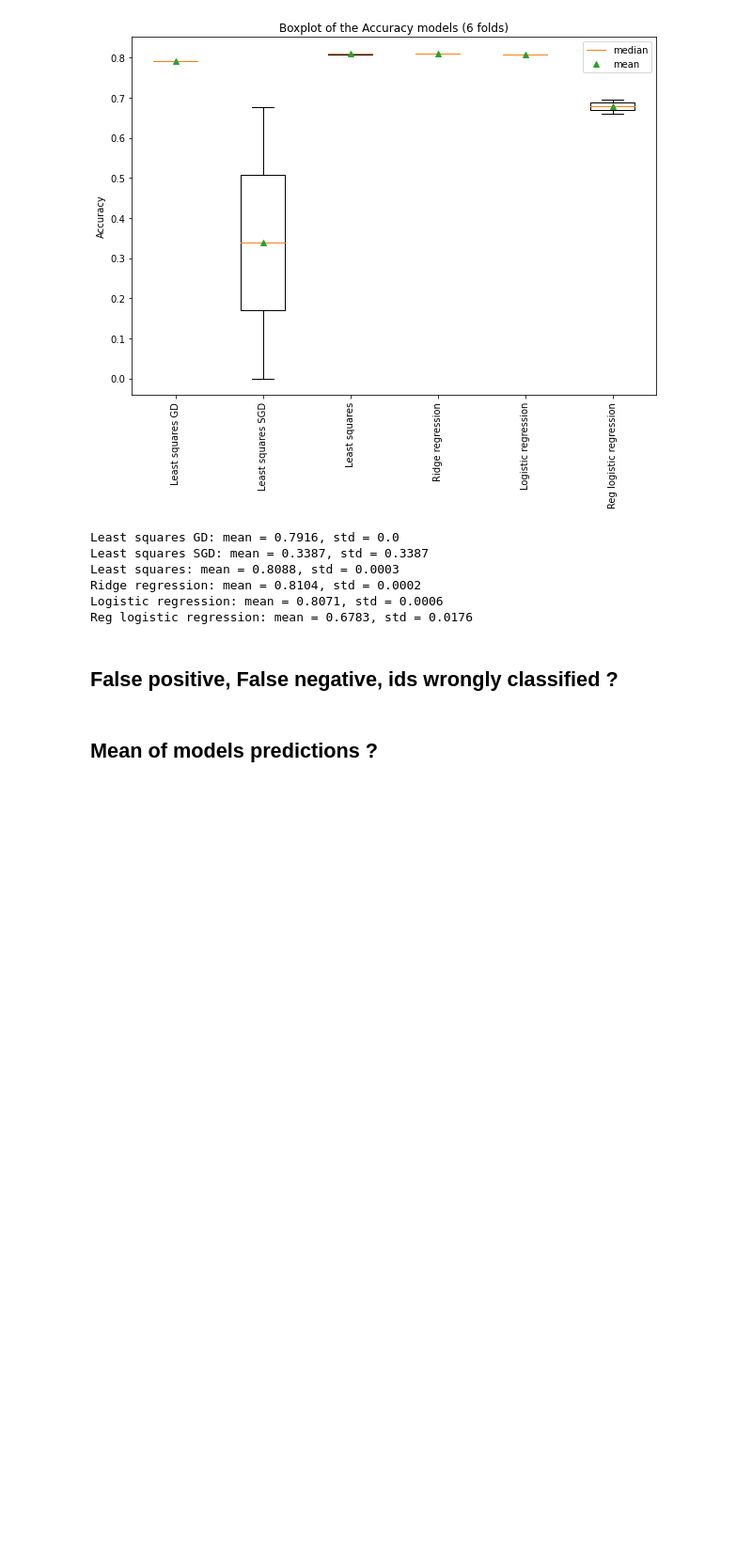
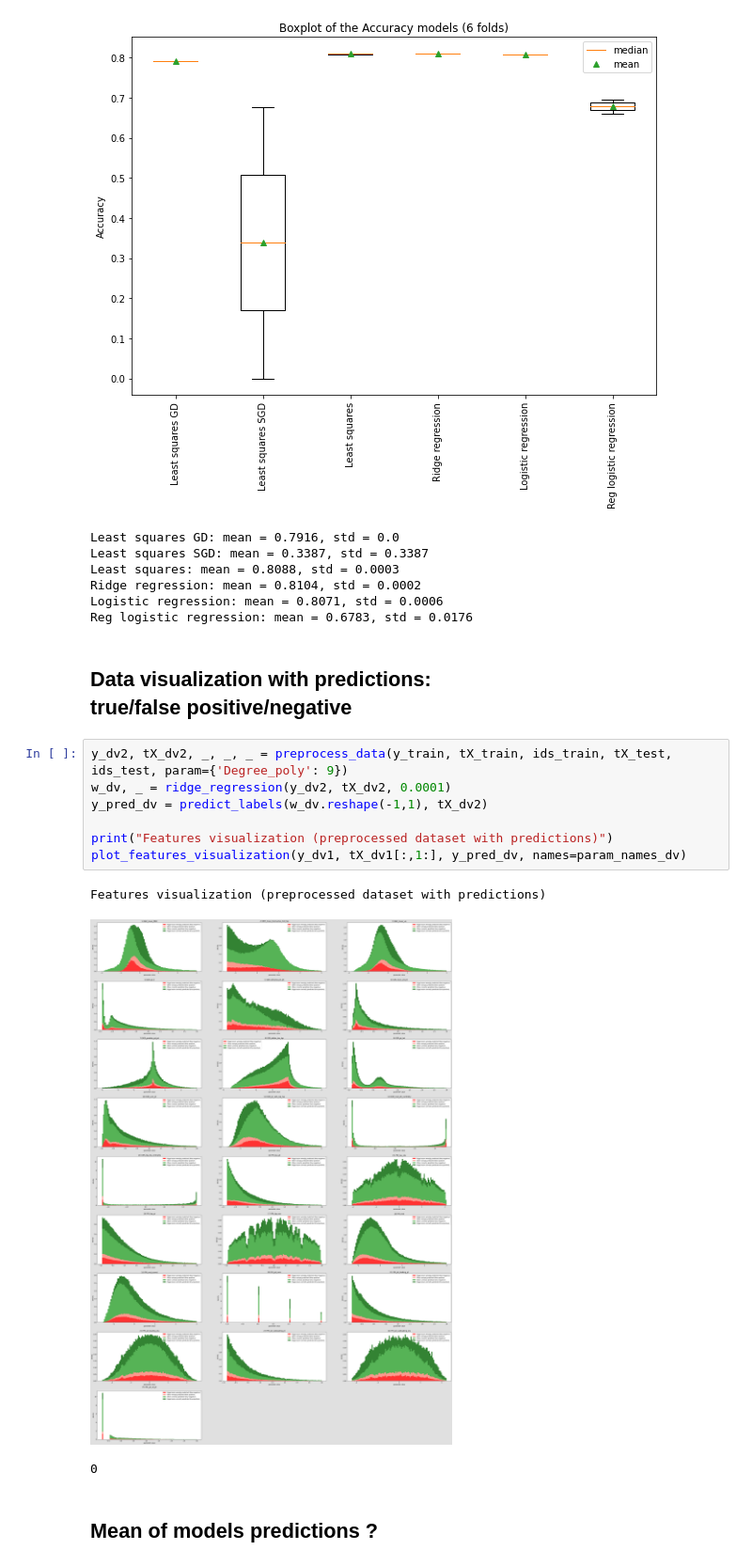
Before and after one commit to CS-433/ml-project-1-jaggifanclub, a Jupyter notebook: project1.ipynb, the cells around one changed output. Shown at 94% size. Drawn from its saved outputs; the diff is of its cells as text; blank space fills up the shorter version.

```diff
--- a/project1.ipynb
+++ b/project1.ipynb
@@ -555,8 +576,19 @@ Least squares: mean = 0.8088, std = 0.0003
 Ridge regression: mean = 0.8104, std = 0.0002
 Logistic regression: mean = 0.8071, std = 0.0006
 Reg logistic regression: mean = 0.6783, std = 0.0176
-# %% [markdown]
-## False positive, False negative, ids wrongly classified ?
+# %% [markdown]
+## Data visualization with predictions: <br>true/false positive/negative
+# %%
+y_dv2, tX_dv2, _, _, _ = preprocess_data(y_train, tX_train, ids_train, tX_test, ids_test, param={'Degree_poly': 9})
+w_dv, _ = ridge_regression(y_dv2, tX_dv2, 0.0001)
+y_pred_dv = predict_labels(w_dv.reshape(-1,1), tX_dv2)
+
+print("Features visualization (preprocessed dataset with predictions)")
+plot_features_visualization(y_dv1, tX_dv1[:,1:], y_pred_dv, names=param_names_dv)
+# %% [output]
+Features visualization (preprocessed dataset with predictions)
+[figure, added]
+0
 # %% [markdown]
 ## Mean of models predictions ?
 # %% [markdown]
```
Also changed, not shown: parts of 5 cells of this notebook, 1 other file.
